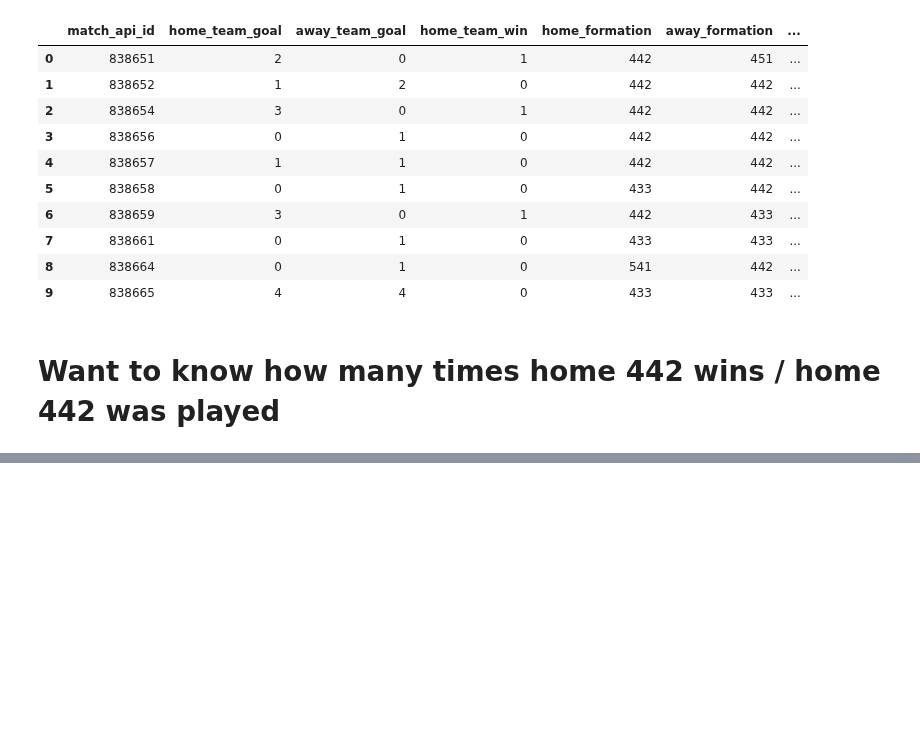
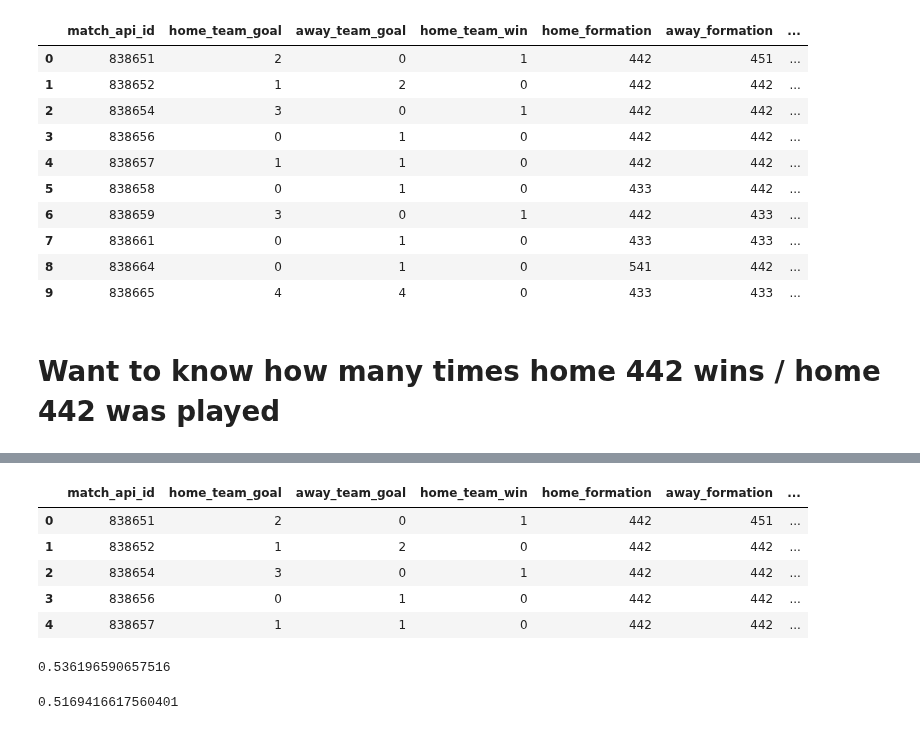
Before and after one commit to kevintheduu/european-soccer-hypothesis-testing, a Jupyter notebook: hyp_test_2.ipynb, the cells around one changed output, grey strips where cells are left out. Drawn from its saved outputs; the diff is of its cells as text; code cells hidden in the pictures; blank space fills up the shorter version.

```diff
--- a/hyp_test_2.ipynb
+++ b/hyp_test_2.ipynb
@@ -498,0 +510,25 @@ TypeError: cannot compare a dtyped [object] array with a scalar of type [bool]
+# %%
+match_df_h2['433_win'] = np.zeros
+match_df_h2['433_win'].loc[match_df_h2['winning_formation'] == '433'] = 1
+match_df_h2['433_win'].loc[match_df_h2['winning_formation'] != '433'] = 0
+
+match_df_h2['433_featured'] = np.zeros
+match_df_h2['433_featured'].loc[(match_df_h2['home_formation'] == '433' )|(match_df_h2['away_formation'] == '433')] = 1
+match_df_h2['433_featured'].loc[(match_df_h2['home_formation'] != '433' ) & (match_df_h2['away_formation'] != '433')] = 0
+# %%
+match_df_h2.head()
+# %% [output]
+|  | match_api_id | home_team_goal | away_team_goal | home_team_win | home_formation | away_formation | ... |
+| 0 | 838651 | 2 | 0 | 1 | 442 | 451 | ... |
+| 1 | 838652 | 1 | 2 | 0 | 442 | 442 | ... |
+| 2 | 838654 | 3 | 0 | 1 | 442 | 442 | ... |
+| 3 | 838656 | 0 | 1 | 0 | 442 | 442 | ... |
+| 4 | 838657 | 1 | 1 | 0 | 442 | 442 | ... |
+# %%
+match_df_h2['442_win'].sum() / match_df_h2['442_featured'].sum()
+# %% [output]
+0.536196590657516
+# %%
+match_df_h2['433_win'].sum() / match_df_h2['433_featured'].sum()
+# %% [output]
+0.5169416617560401
```
Also changed, not shown: parts of 10 cells of this notebook.
